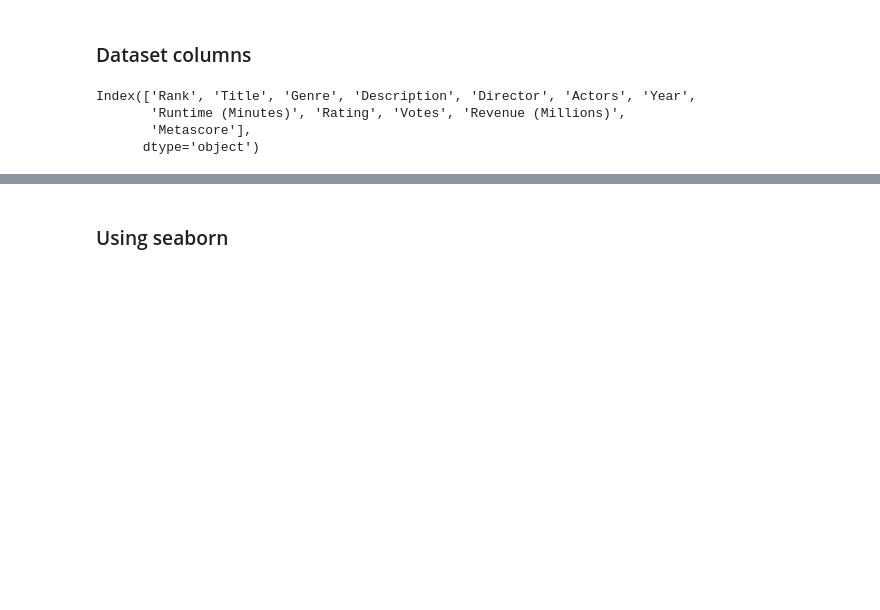
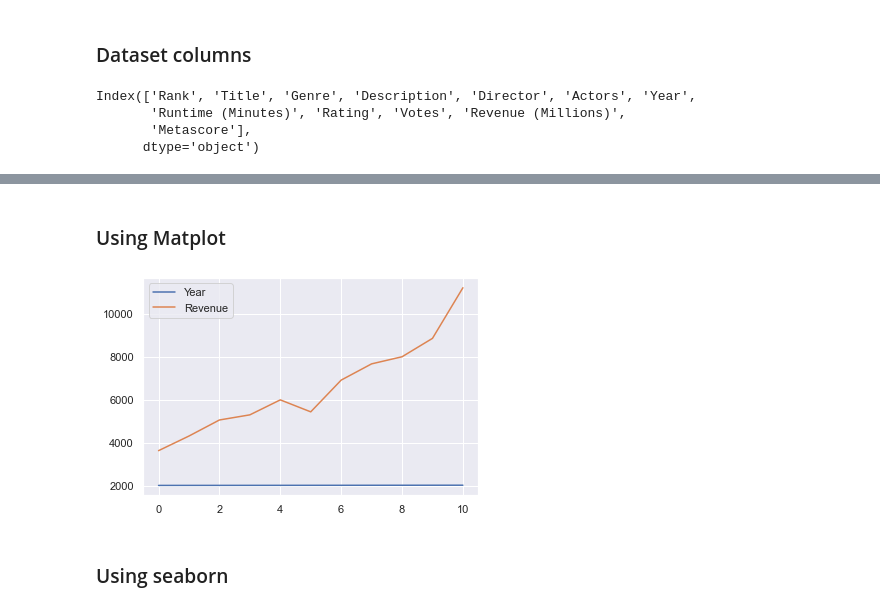
Before and after one commit to ilealm/data-visualization, a Jupyter notebook: data_visualization.ipynb, the cells around one changed output, grey strips where cells are left out. Saved outputs shown, nothing was run; the diff lists cells and outputs as text; code cells hidden in the pictures; blank space fills up the shorter version.

```diff
--- a/data_visualization.ipynb
+++ b/data_visualization.ipynb
@@ -80,3 +98,16 @@ Index(['Rank', 'Title', 'Genre', 'Description', 'Director', 'Actors', 'Year',
+# %% [markdown]
+### Using Matplot
+# %%
+revenue_by_year = movies.groupby("Year", as_index=False).sum()
+plt.figure()
+x1 = revenue_by_year["Year"]
+x2 = revenue_by_year["Revenue (Millions)"]
+plt.plot(x1, label="Year")
+plt.plot(x2, label="Revenue")
+plt.legend()
+plt.show()
+# %% [output]
+[figure, added]
 # %% [markdown]
 ### Using seaborn
 # %%
```
Also changed, not shown: parts of 20 cells of this notebook.
